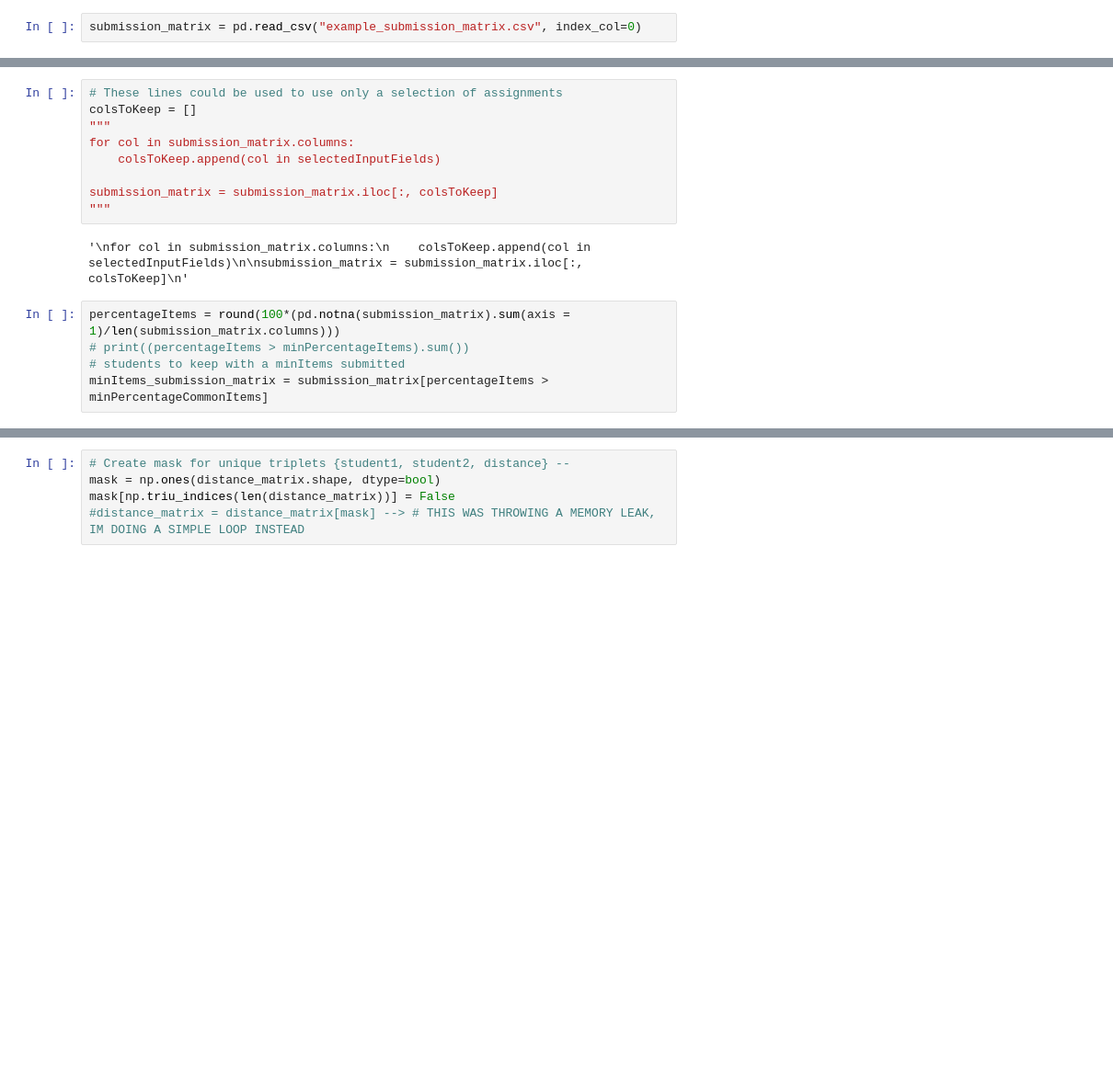
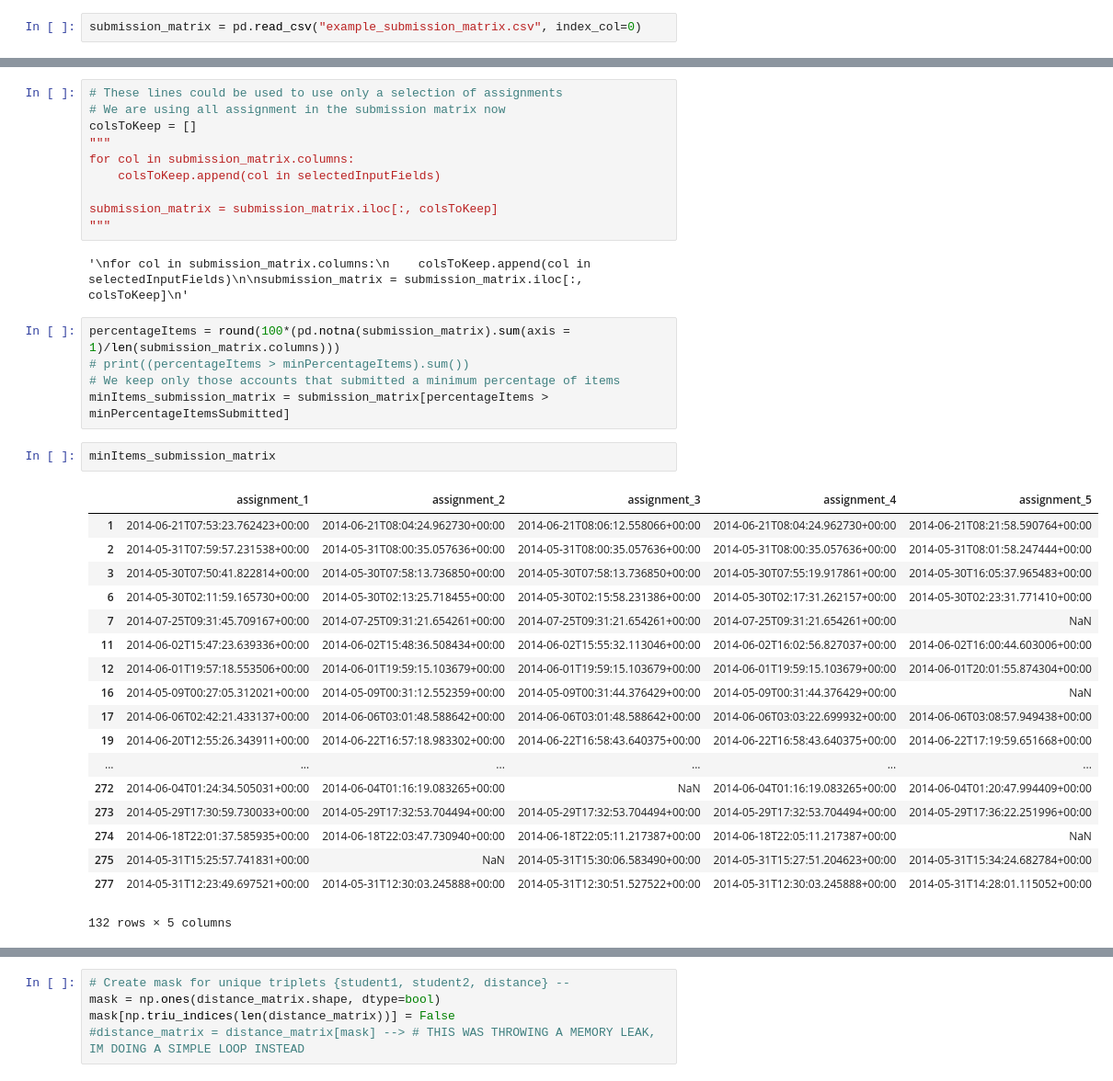
Before and after one commit to jruiperezv/mooc_illicit_collaboration, a Jupyter notebook: calculate_distance_matrix.ipynb, the cells around one changed output, grey strips where cells are left out. Shown: that part at 92% size. Saved outputs shown, nothing was run; the diff lists cells and outputs as text; blank space fills up the shorter version.

```diff
--- a/calculate_distance_matrix.ipynb
+++ b/calculate_distance_matrix.ipynb
@@ -25,5 +49,6 @@ submission_matrix = pd.read_csv("example_submission_matrix.csv", index_col=0)
 # %%
 # These lines could be used to use only a selection of assignments
+# We are using all assignment in the submission matrix now
 colsToKeep = []
 """
 for col in submission_matrix.columns:
@@ -36,8 +61,29 @@ submission_matrix = submission_matrix.iloc[:, colsToKeep]
 # %%
 percentageItems = round(100*(pd.notna(submission_matrix).sum(axis = 1)/len(submission_matrix.columns)))
 # print((percentageItems > minPercentageItems).sum())
-# students to keep with a minItems submitted
-minItems_submission_matrix = submission_matrix[percentageItems > minPercentageCommonItems]
+# We keep only those accounts that submitted a minimum percentage of items
+minItems_submission_matrix = submission_matrix[percentageItems > minPercentageItemsSubmitted]
+# %%
+minItems_submission_matrix
+# %% [output]
+|  | assignment_1 | assignment_2 | assignment_3 | assignment_4 | assignment_5 |
+| 1 | 2014-06-21T07:53:23.762423+00:00 | 2014-06-21T08:04:24.962730+00:00 | 2014-06-21T08:06:12.558066+00:00 | 2014-06-21T08:04:24.962730+00:00 | 2014-06-21T08:21:58.590764+00:00 |
+| 2 | 2014-05-31T07:59:57.231538+00:00 | 2014-05-31T08:00:35.057636+00:00 | 2014-05-31T08:00:35.057636+00:00 | 2014-05-31T08:00:35.057636+00:00 | 2014-05-31T08:01:58.247444+00:00 |
+| 3 | 2014-05-30T07:50:41.822814+00:00 | 2014-05-30T07:58:13.736850+00:00 | 2014-05-30T07:58:13.736850+00:00 | 2014-05-30T07:55:19.917861+00:00 | 2014-05-30T16:05:37.965483+00:00 |
+| 6 | 2014-05-30T02:11:59.165730+00:00 | 2014-05-30T02:13:25.718455+00:00 | 2014-05-30T02:15:58.231386+00:00 | 2014-05-30T02:17:31.262157+00:00 | 2014-05-30T02:23:31.771410+00:00 |
+| 7 | 2014-07-25T09:31:45.709167+00:00 | 2014-07-25T09:31:21.654261+00:00 | 2014-07-25T09:31:21.654261+00:00 | 2014-07-25T09:31:21.654261+00:00 | NaN |
+| 11 | 2014-06-02T15:47:23.639336+00:00 | 2014-06-02T15:48:36.508434+00:00 | 2014-06-02T15:55:32.113046+00:00 | 2014-06-02T16:02:56.827037+00:00 | 2014-06-02T16:00:44.603006+00:00 |
+| 12 | 2014-06-01T19:57:18.553506+00:00 | 2014-06-01T19:59:15.103679+00:00 | 2014-06-01T19:59:15.103679+00:00 | 2014-06-01T19:59:15.103679+00:00 | 2014-06-01T20:01:55.874304+00:00 |
+| 16 | 2014-05-09T00:27:05.312021+00:00 | 2014-05-09T00:31:12.552359+00:00 | 2014-05-09T00:31:44.376429+00:00 | 2014-05-09T00:31:44.376429+00:00 | NaN |
+| 17 | 2014-06-06T02:42:21.433137+00:00 | 2014-06-06T03:01:48.588642+00:00 | 2014-06-06T03:01:48.588642+00:00 | 2014-06-06T03:03:22.699932+00:00 | 2014-06-06T03:08:57.949438+00:00 |
+| 19 | 2014-06-20T12:55:26.343911+00:00 | 2014-06-22T16:57:18.983302+00:00 | 2014-06-22T16:58:43.640375+00:00 | 2014-06-22T16:58:43.640375+00:00 | 2014-06-22T17:19:59.651668+00:00 |
+| ... | ... | ... | ... | ... | ... |
+| 272 | 2014-06-04T01:24:34.505031+00:00 | 2014-06-04T01:16:19.083265+00:00 | NaN | 2014-06-04T01:16:19.083265+00:00 | 2014-06-04T01:20:47.994409+00:00 |
+| 273 | 2014-05-29T17:30:59.730033+00:00 | 2014-05-29T17:32:53.704494+00:00 | 2014-05-29T17:32:53.704494+00:00 | 2014-05-29T17:32:53.704494+00:00 | 2014-05-29T17:36:22.251996+00:00 |
+| 274 | 2014-06-18T22:01:37.585935+00:00 | 2014-06-18T22:03:47.730940+00:00 | 2014-06-18T22:05:11.217387+00:00 | 2014-06-18T22:05:11.217387+00:00 | NaN |
+| 275 | 2014-05-31T15:25:57.741831+00:00 | NaN | 2014-05-31T15:30:06.583490+00:00 | 2014-05-31T15:27:51.204623+00:00 | 2014-05-31T15:34:24.682784+00:00 |
+| 277 | 2014-05-31T12:23:49.697521+00:00 | 2014-05-31T12:30:03.245888+00:00 | 2014-05-31T12:30:51.527522+00:00 | 2014-05-31T12:30:03.245888+00:00 | 2014-05-31T14:28:01.115052+00:00 |
+132 rows × 5 columns
 # %%
 # Calculates the distance between two arrays of submissions timestamps:
 # arg1: Array of submissions 1
```
Also changed, not shown: parts of 14 cells of this notebook.
